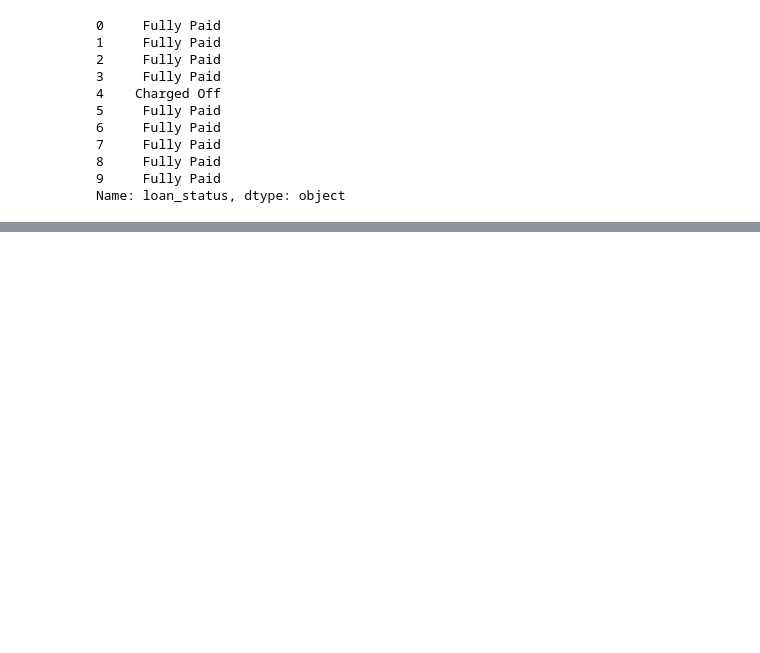
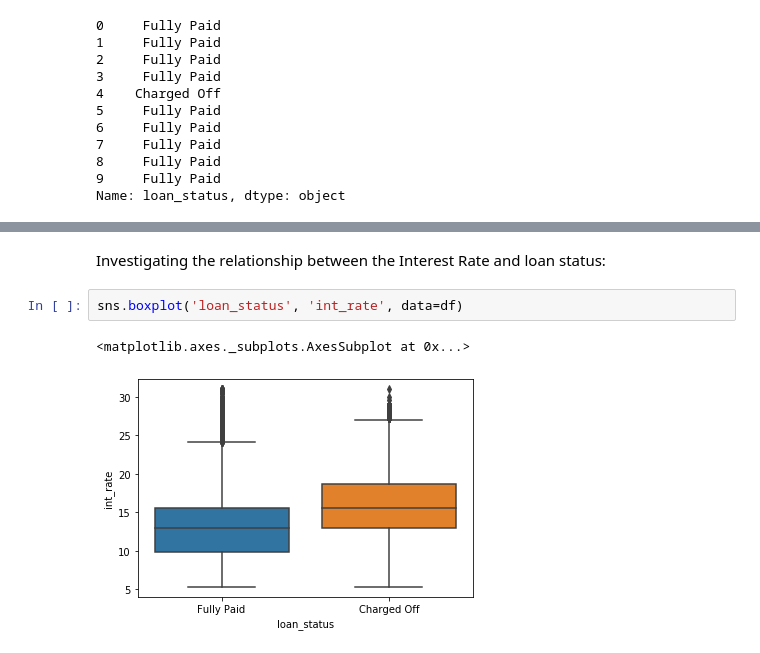
Before and after one commit to ShayanSafavi/ANN_Keras_TF2_Loan_Default, a Jupyter notebook: Keras-TF2-Loan-Default.ipynb, the cells around one changed output, grey strips where cells are left out. Saved outputs shown, nothing was run; the diff lists cells and outputs as text; blank space fills up the shorter version.

```diff
--- a/Keras-TF2-Loan-Default.ipynb
+++ b/Keras-TF2-Loan-Default.ipynb
@@ -334,0 +351,7 @@ Name: loan_status, dtype: object
+# %% [markdown]
+Investigating the relationship between the Interest Rate and loan status:
+# %%
+sns.boxplot('loan_status', 'int_rate', data=df)
+# %% [output]
+<matplotlib.axes._subplots.AxesSubplot at 0x...>
+[figure, added]
```
Also changed, not shown: parts of 26 cells of this notebook.
